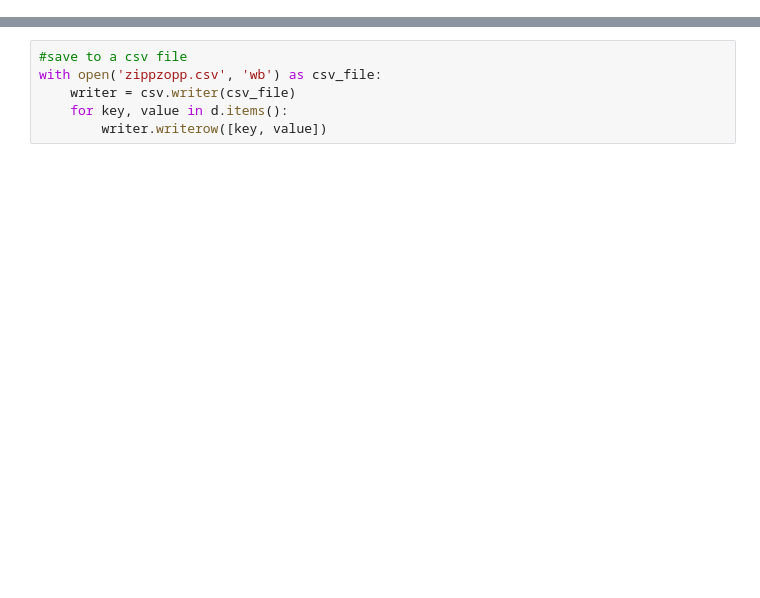
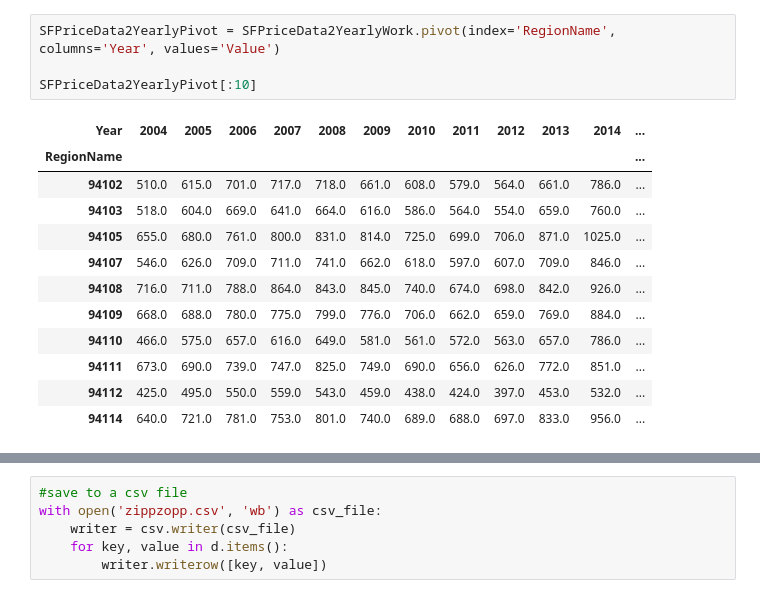
Before and after one commit to dimka-atanassov/NHN, a Jupyter notebook: DataAnalysis.ipynb, the cells around one changed output, grey strips where cells are left out. Cells and saved outputs as stored; diff of their text form; blank space fills up the shorter version.

```diff
--- a/DataAnalysis.ipynb
+++ b/DataAnalysis.ipynb
@@ -69,0 +103,17 @@ See the caveats in the documentation: http://pandas.pydata.org/pandas-docs/stabl
+# %%
+SFPriceData2YearlyPivot = SFPriceData2YearlyWork.pivot(index='RegionName', columns='Year', values='Value')
+
+SFPriceData2YearlyPivot[:10]
+# %% [output]
+| Year | 2004 | 2005 | 2006 | 2007 | 2008 | 2009 | 2010 | 2011 | 2012 | 2013 | 2014 | ... |
+| RegionName |  |  |  |  |  |  |  |  |  |  |  | ... |
+| 94102 | 510.0 | 615.0 | 701.0 | 717.0 | 718.0 | 661.0 | 608.0 | 579.0 | 564.0 | 661.0 | 786.0 | ... |
+| 94103 | 518.0 | 604.0 | 669.0 | 641.0 | 664.0 | 616.0 | 586.0 | 564.0 | 554.0 | 659.0 | 760.0 | ... |
+| 94105 | 655.0 | 680.0 | 761.0 | 800.0 | 831.0 | 814.0 | 725.0 | 699.0 | 706.0 | 871.0 | 1025.0 | ... |
+| 94107 | 546.0 | 626.0 | 709.0 | 711.0 | 741.0 | 662.0 | 618.0 | 597.0 | 607.0 | 709.0 | 846.0 | ... |
+| 94108 | 716.0 | 711.0 | 788.0 | 864.0 | 843.0 | 845.0 | 740.0 | 674.0 | 698.0 | 842.0 | 926.0 | ... |
+| 94109 | 668.0 | 688.0 | 780.0 | 775.0 | 799.0 | 776.0 | 706.0 | 662.0 | 659.0 | 769.0 | 884.0 | ... |
+| 94110 | 466.0 | 575.0 | 657.0 | 616.0 | 649.0 | 581.0 | 561.0 | 572.0 | 563.0 | 657.0 | 786.0 | ... |
+| 94111 | 673.0 | 690.0 | 739.0 | 747.0 | 825.0 | 749.0 | 690.0 | 656.0 | 626.0 | 772.0 | 851.0 | ... |
+| 94112 | 425.0 | 495.0 | 550.0 | 559.0 | 543.0 | 459.0 | 438.0 | 424.0 | 397.0 | 453.0 | 532.0 | ... |
+| 94114 | 640.0 | 721.0 | 781.0 | 753.0 | 801.0 | 740.0 | 689.0 | 688.0 | 697.0 | 833.0 | 956.0 | ... |
```
Also changed, not shown: parts of 44 cells of this notebook.
